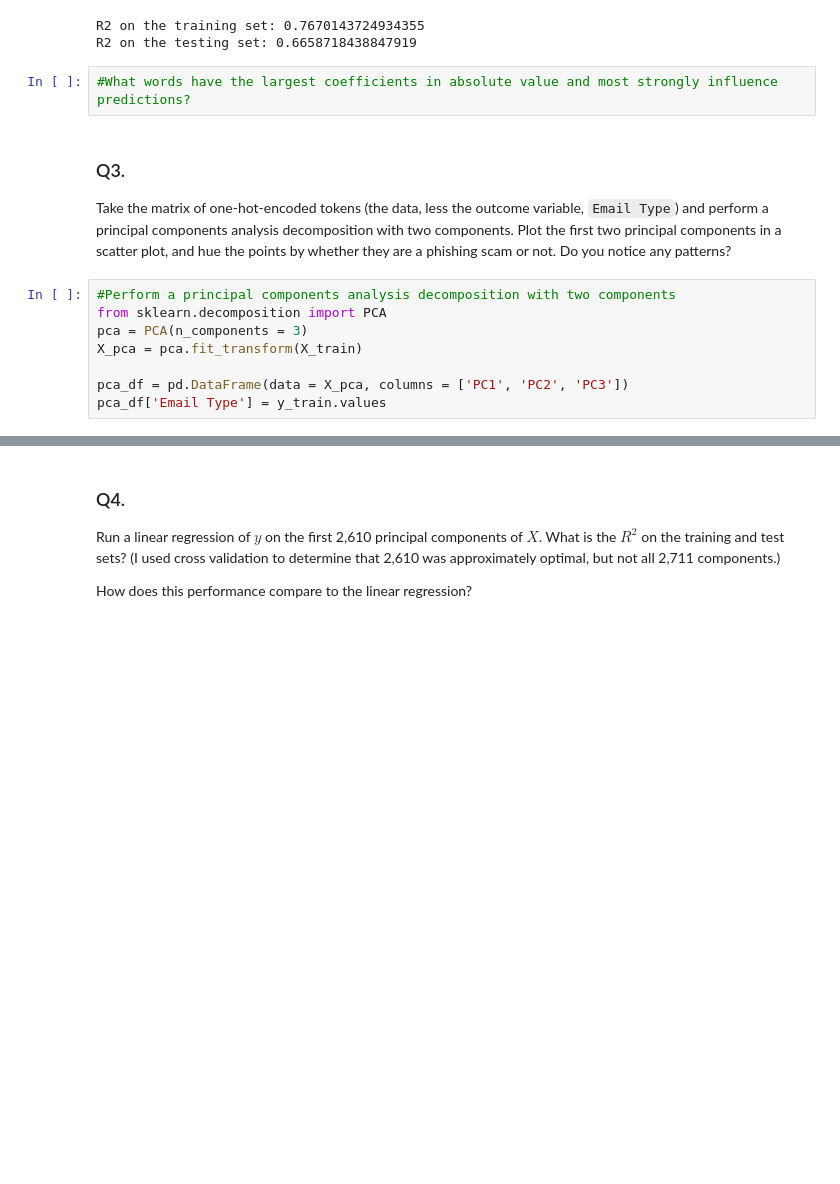
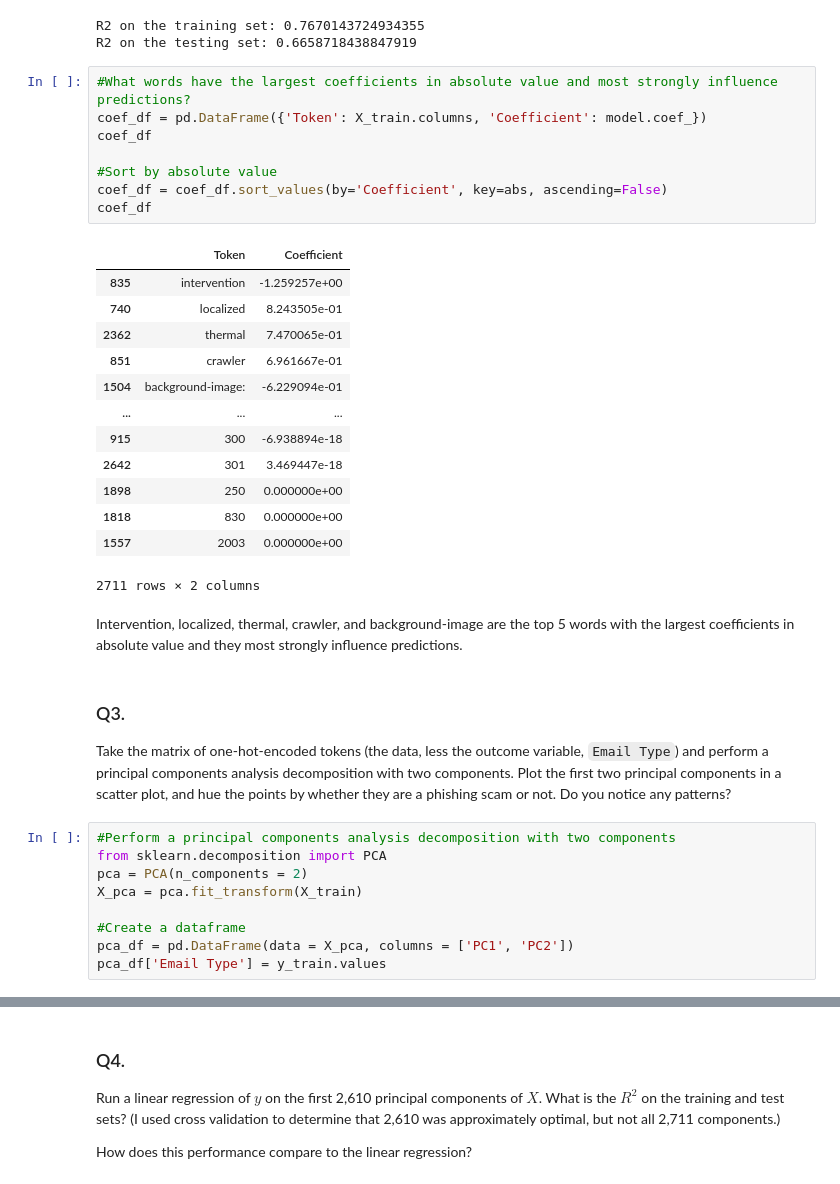
Before and after one commit to annieedmonds/pca_assignment, a Jupyter notebook: assignment.ipynb, the cells around one changed output, grey strips where cells are left out. Saved outputs shown, nothing was run; the diff lists cells and outputs as text; blank space fills up the shorter version.

```diff
--- a/assignment.ipynb
+++ b/assignment.ipynb
@@ -104,6 +104,28 @@ R2 on the training set: 0.7670143724934355
 R2 on the testing set: 0.6658718438847919
 # %%
 #What words have the largest coefficients in absolute value and most strongly influence predictions?
+coef_df = pd.DataFrame({'Token': X_train.columns, 'Coefficient': model.coef_})
+coef_df
+
+#Sort by absolute value
+coef_df = coef_df.sort_values(by='Coefficient', key=abs, ascending=False)
+coef_df
+# %% [output]
+|  | Token | Coefficient |
+| 835 | intervention | -1.259257e+00 |
+| 740 | localized | 8.243505e-01 |
+| 2362 | thermal | 7.470065e-01 |
+| 851 | crawler | 6.961667e-01 |
+| 1504 | background-image: | -6.229094e-01 |
+| ... | ... | ... |
+| 915 | 300 | -6.938894e-18 |
+| 2642 | 301 | 3.469447e-18 |
+| 1898 | 250 | 0.000000e+00 |
+| 1818 | 830 | 0.000000e+00 |
+| 1557 | 2003 | 0.000000e+00 |
+2711 rows × 2 columns
+# %% [markdown]
+Intervention, localized, thermal, crawler, and background-image are the top 5 words with the largest coefficients in absolute value and they most strongly influence predictions.
 # %% [markdown]
 ### Q3.
 
@@ -111,10 +133,11 @@ Take the matrix of one-hot-encoded tokens (the data, less the outcome variable,
 # %%
 #Perform a principal components analysis decomposition with two components
 from sklearn.decomposition import PCA
-pca = PCA(n_components = 3)
+pca = PCA(n_components = 2)
 X_pca = pca.fit_transform(X_train)
 
-pca_df = pd.DataFrame(data = X_pca, columns = ['PC1', 'PC2', 'PC3'])
+#Create a dataframe
+pca_df = pd.DataFrame(data = X_pca, columns = ['PC1', 'PC2'])
 pca_df['Email Type'] = y_train.values
 # %%
 #Plot the first two principal components in the scatterplot, and hue points by whether they are phishing scam or not
```
Also changed, not shown: parts of 9 cells of this notebook.
